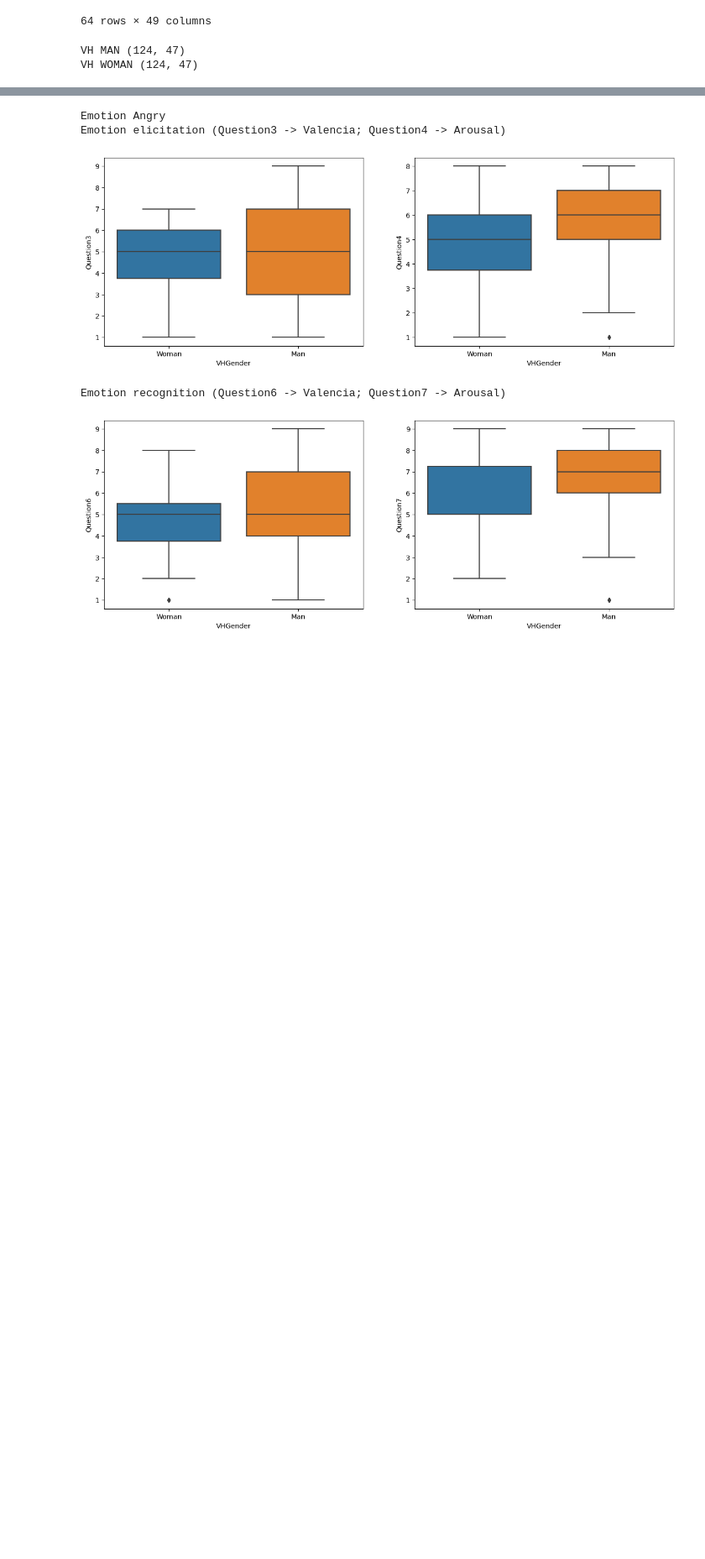
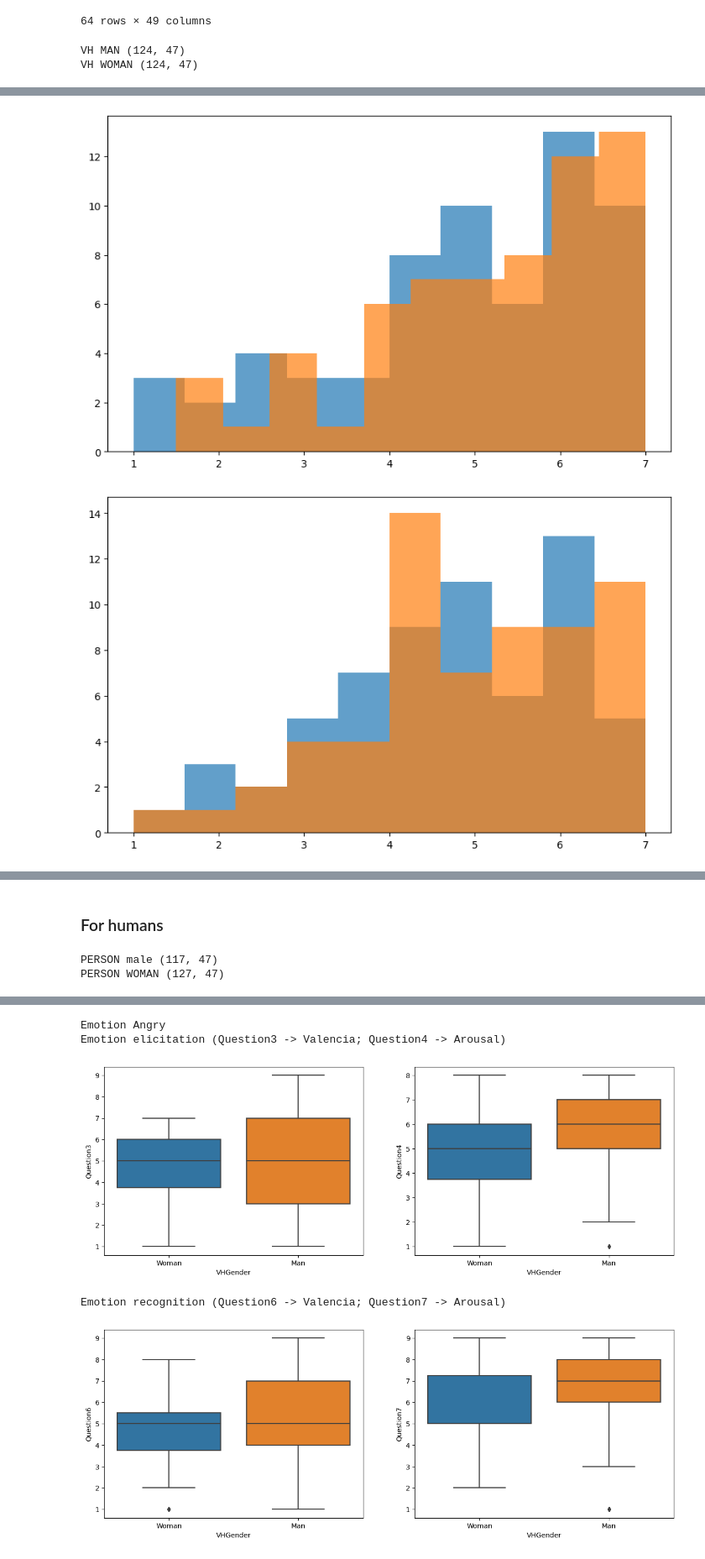
Before and after one commit to ASAPLableni/LableniBot, a Jupyter notebook: DataAnalysis/CodeofRevision.ipynb, the cells around one changed output, grey strips where cells are left out. Shown at 84% size. Drawn from its saved outputs; the diff is of its cells as text; code cells hidden in the pictures; blank space fills up the shorter version.

```diff
--- a/DataAnalysis/CodeofRevision.ipynb
+++ b/DataAnalysis/CodeofRevision.ipynb
@@ -12,6 +15,18 @@ import analysis_utils as aute
 class Parameters:
     path_to_cuest = "../Cuestionarios/"
     emot_states = ['Angry', 'Relax', 'Sad', 'Happy']
+    subj_no_depress_list = [
+        'USER_48_CB2', 'USER_47_CB2', 'USER_45_CB2', 'USER_43_CB2', 'USER_42_CB2', 'USER_40_CB2', 'USER_39_CB2',
+        'USER_38_CB2', 'USER_24_CB2', 'USER_17_CB2', 'USER_15_CB2', 'USER_12_CB2', 'USER_10_CB2', 'USER_09_CB2',
+        'USER_07_CB2', 'USER_06_CB2', 'USER_05_CB2', 'USER_04_CB2', 'USER_03_CB2', 'USER_02_CB2', 'USER_01_CB2',
+        'USER_52_CB', 'USER_51_CB', 'USER_50_CB', 'USER_49_CB', 'USER_48_CB', 'USER_47_CB', 'USER_46_CB',
+        'USER_45_CB', 'USER_44_CB', 'USER_43_CB', 'USER_42_CB', 'USER_41_CB', 'USER_40_CB', 'USER_39_CB',
+        'USER_38_CB', 'USER_37_CB', 'USER_36_CB', 'USER_35_CB', 'USER_34_CB', 'USER_33_CB', 'USER_30_CB',
+        'USER_29_CB', 'USER_28_CB', 'USER_27_CB', 'USER_25_CB', 'USER_24_CB', 'USER_23_CB', 'USER_22_CB',
+        'USER_21_CB', 'USER_20_CB', 'USER_19_CB', 'USER_18_CB', 'USER_17_CB', 'USER_15_CB', 'USER_14_CB',
+        'USER_13_CB', 'USER_10_CB', 'USER_09_CB', 'USER_07_CB', 'USER_05_CB', 'USER_03_CB', 'USER_02_CB',
+        'USER_01_CB'
+    ]
 # %% [markdown]
 ## Conversation duration
 # %%
@@ -247,0 +357,16 @@ VH WOMAN (124, 47)
+# %%
+for quest in quest_to_keep_list:
+    _, p_value_man = sp.stats.shapiro(df_vh_man_avg[quest])
+    print("Man question", quest, "p-value", p_value_man, aute.get_p_string(p_value_man))
+
+    _, p_value_woman = sp.stats.shapiro(df_vh_woman_avg[quest])
+    print("Woman question", quest, "p-value", p_value_woman, aute.get_p_string(p_value_woman))
+
+    if p_value_man < 0.05 or p_value_woman < 0.05:
+        _, p_value = sp.stats.wilcoxon(df_vh_man_avg[quest], df_vh_woman_avg[quest])
+        print("No normal ; Question", quest, "p-value", p_value, aute.get_p_string(p_value))
+    else:
+        _, p_value = sp.stats.ttest_rel(df_vh_man_avg[quest], df_vh_woman_avg[quest])
+        print("Normal ; Question", quest, "p-value", p_value, aute.get_p_string(p_value))
+
+    print()
@@ -247,0 +391,11 @@ VH WOMAN (124, 47)
+# %%
+for quest in quest_to_keep_list:
+    plt.figure(figsize=(10, 6))
+
+    plt.hist(df_vh_man_avg[quest], alpha=0.7)
+    plt.hist(df_vh_woman_avg[quest], alpha=0.7)
+
+    plt.show()
+# %% [output]
+[figure, added]
+[figure, added]
@@ -247,0 +406,11 @@ VH WOMAN (124, 47)
+# %% [markdown]
+### For humans
+# %%
+df_pers_man = df_merge[df_merge["GenderMale"] == 1].reset_index(drop=True)
+print("PERSON male", df_pers_man.shape)
+
+df_pers_woman = df_merge[df_merge["GenderFem"] == 1].reset_index(drop=True)
+print("PERSON WOMAN", df_pers_woman.shape)
+# %% [output]
+PERSON male (117, 47)
+PERSON WOMAN (127, 47)
```
Also changed, not shown: parts of 30 cells of this notebook, 1 other file.
